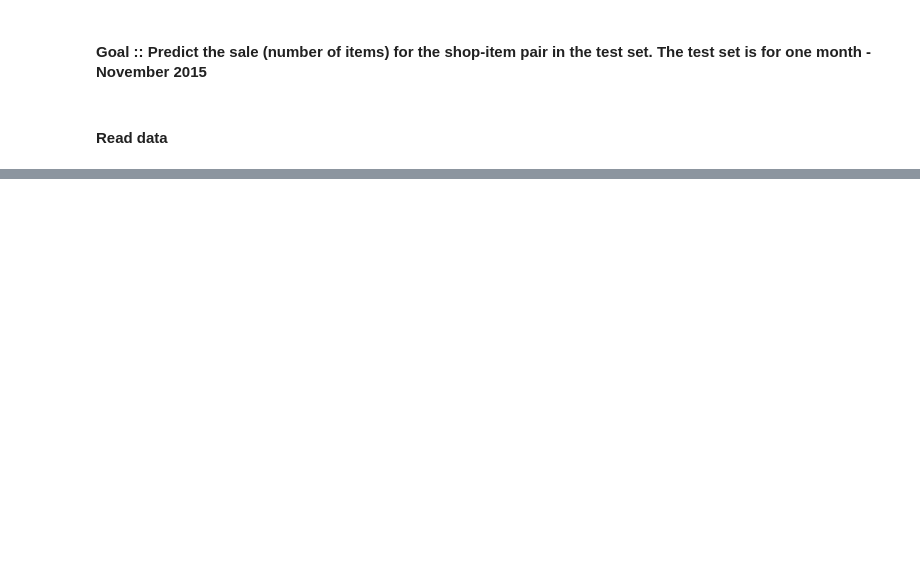
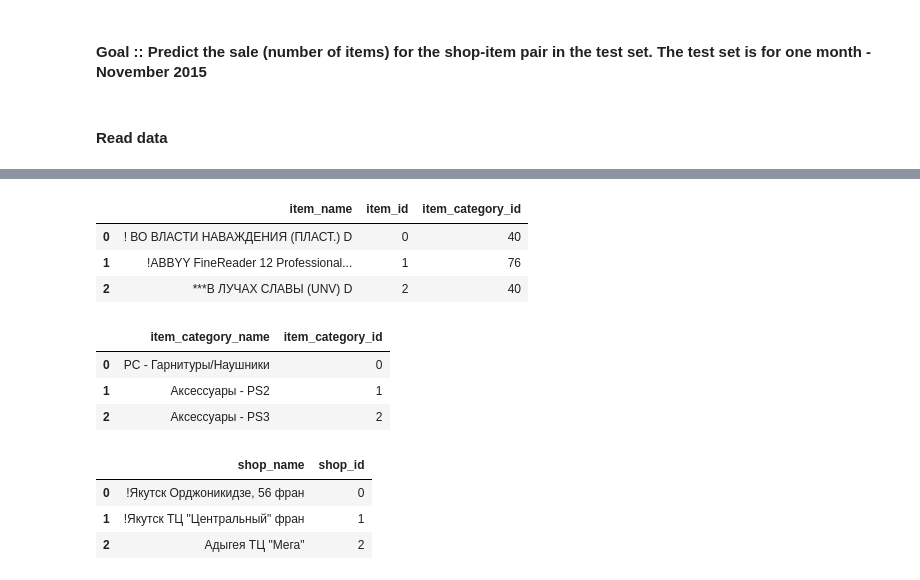
Before and after one commit to purnendu23/predict-future-sales, a Jupyter notebook: predict_future_sales.ipynb, the cells around one changed output, grey strips where cells are left out. Saved outputs shown, nothing was run; the diff lists cells and outputs as text; code cells hidden in the pictures; blank space fills up the shorter version.

```diff
--- a/predict_future_sales.ipynb
+++ b/predict_future_sales.ipynb
@@ -124,0 +34,21 @@ plt.hist(transactions[transactions.item_price < 5000].item_price)
+# %%
+items.head(3)
+# %% [output]
+|  | item_name | item_id | item_category_id |
+| 0 | ! ВО ВЛАСТИ НАВАЖДЕНИЯ (ПЛАСТ.) D | 0 | 40 |
+| 1 | !ABBYY FineReader 12 Professional... | 1 | 76 |
+| 2 | ***В ЛУЧАХ СЛАВЫ (UNV) D | 2 | 40 |
+# %%
+item_categories.head(3)
+# %% [output]
+|  | item_category_name | item_category_id |
+| 0 | PC - Гарнитуры/Наушники | 0 |
+| 1 | Аксессуары - PS2 | 1 |
+| 2 | Аксессуары - PS3 | 2 |
+# %%
+shops.head(3)
+# %% [output]
+|  | shop_name | shop_id |
+| 0 | !Якутск Орджоникидзе, 56 фран | 0 |
+| 1 | !Якутск ТЦ "Центральный" фран | 1 |
+| 2 | Адыгея ТЦ "Мега" | 2 |
```
Also changed, not shown: parts of 21 cells of this notebook, 1 other file.
